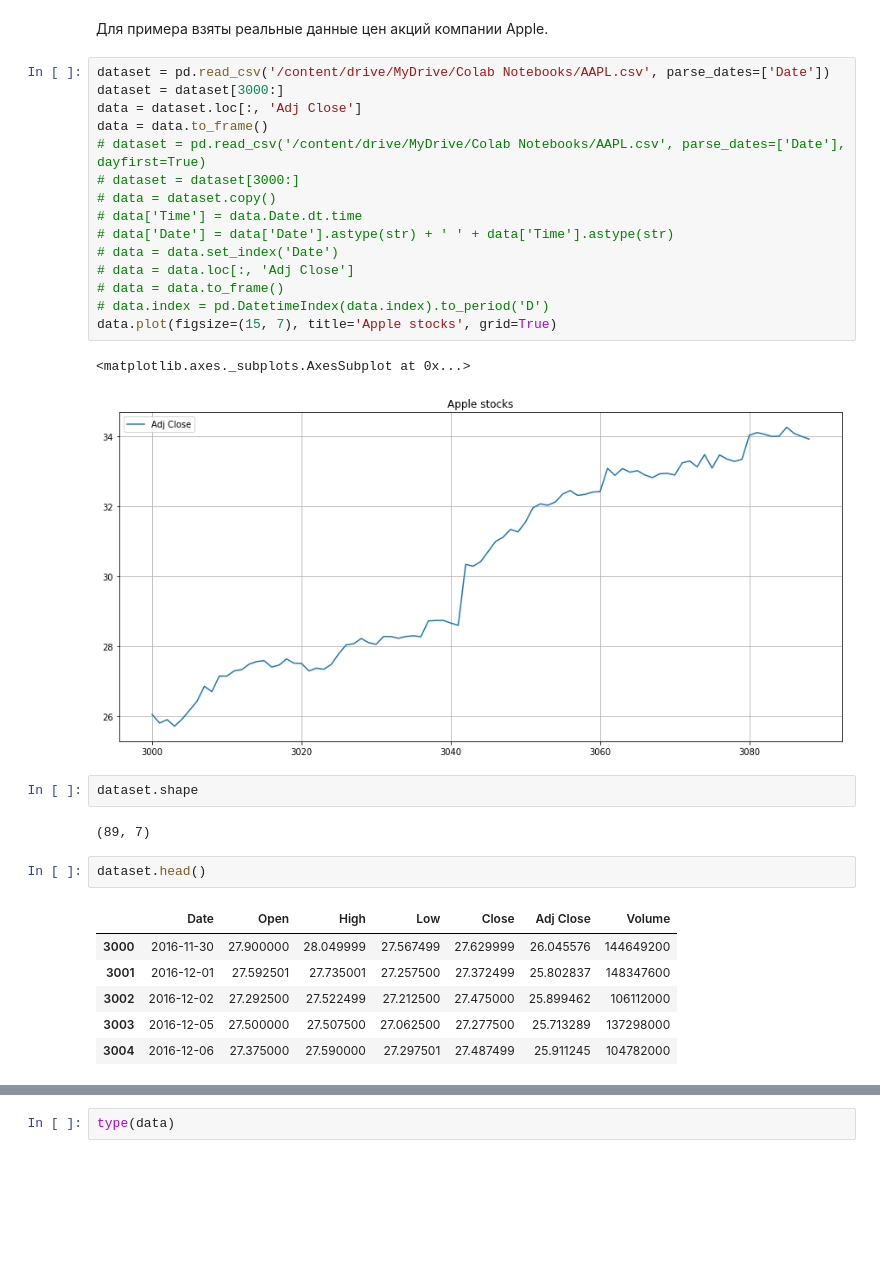
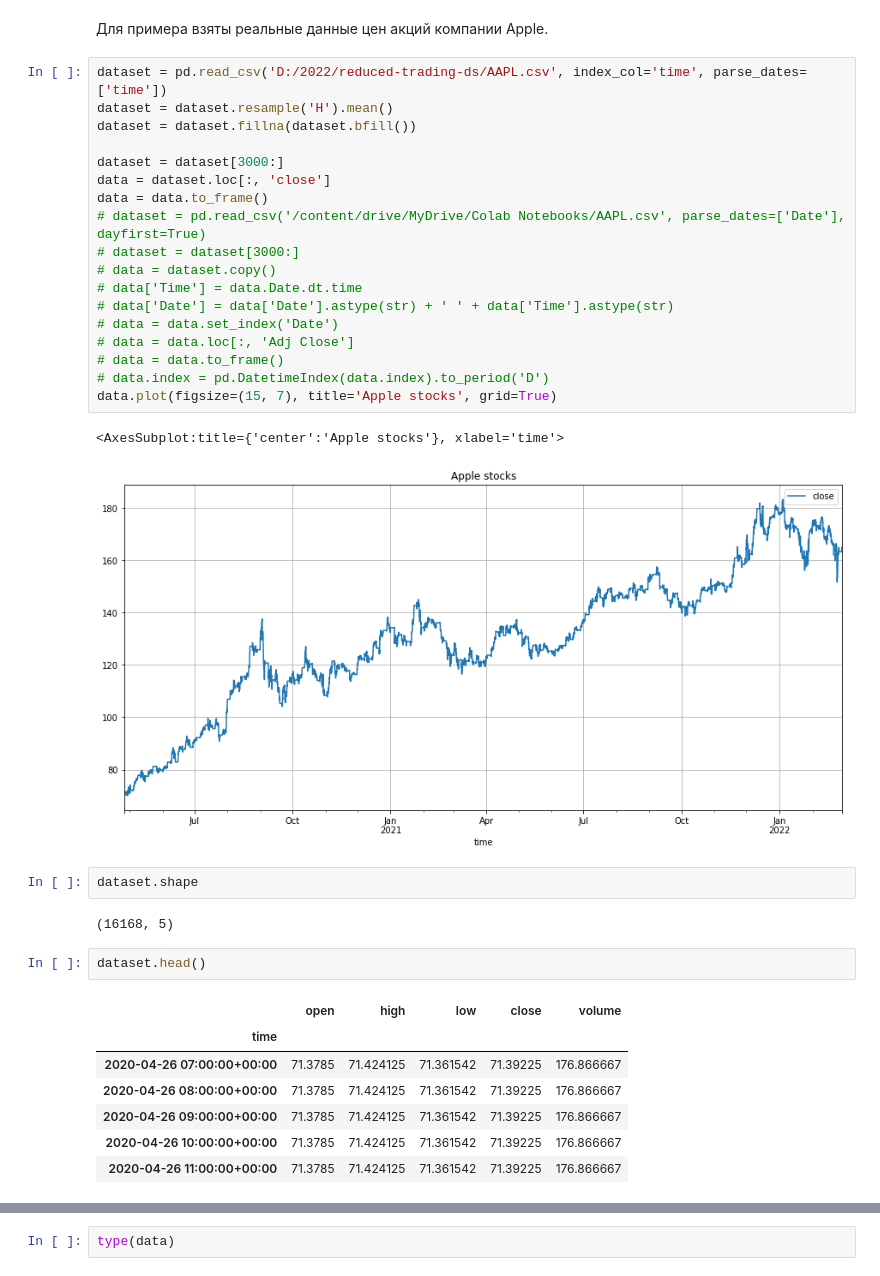
Before and after one commit to Azarius2472/BeRichBot, a Jupyter notebook: models/ARIMA/ARIMA_demo.ipynb, the cells around one changed output, grey strips where cells are left out. Cells and saved outputs as stored; diff of their text form; blank space fills up the shorter version.

```diff
--- a/models/ARIMA/ARIMA_demo.ipynb
+++ b/models/ARIMA/ARIMA_demo.ipynb
@@ -78,36 +78,40 @@ def plotSARIMA(series, model, s, d, n_steps):
 # %% [markdown]
 Для примера взяты реальные данные цен акций компании Apple.
 # %%
-dataset = pd.read_csv('/content/drive/MyDrive/Colab Notebooks/AAPL.csv', parse_dates=['Date'])
+dataset = pd.read_csv('D:/2022/reduced-trading-ds/AAPL.csv', index_col='time', parse_dates=['time'])
+dataset = dataset.resample('H').mean()
+dataset = dataset.fillna(dataset.bfill())
+
 dataset = dataset[3000:]
-data = dataset.loc[:, 'Adj Close']
+data = dataset.loc[:, 'close']
 data = data.to_frame()
 # dataset = pd.read_csv('/content/drive/MyDrive/Colab Notebooks/AAPL.csv', parse_dates=['Date'], dayfirst=True)
 # dataset = dataset[3000:]
 # data = dataset.copy()
 # data['Time'] = data.Date.dt.time
 # data['Date'] = data['Date'].astype(str) + ' ' + data['Time'].astype(str)
 # data = data.set_index('Date')
 # data = data.loc[:, 'Adj Close']
 # data = data.to_frame()
 # data.index = pd.DatetimeIndex(data.index).to_period('D')
 data.plot(figsize=(15, 7), title='Apple stocks', grid=True)
 # %% [output]
-<matplotlib.axes._subplots.AxesSubplot at 0x...>
+<AxesSubplot:title={'center':'Apple stocks'}, xlabel='time'>
-[figure, old version]
+[figure, new version]
 # %%
 dataset.shape
 # %% [output]
-(89, 7)
+(16168, 5)
 # %%
 dataset.head()
 # %% [output]
-|  | Date | Open | High | Low | Close | Adj Close | Volume |
-| 3000 | 2016-11-30 | 27.900000 | 28.049999 | 27.567499 | 27.629999 | 26.045576 | 144649200 |
-| 3001 | 2016-12-01 | 27.592501 | 27.735001 | 27.257500 | 27.372499 | 25.802837 | 148347600 |
-| 3002 | 2016-12-02 | 27.292500 | 27.522499 | 27.212500 | 27.475000 | 25.899462 | 106112000 |
-| 3003 | 2016-12-05 | 27.500000 | 27.507500 | 27.062500 | 27.277500 | 25.713289 | 137298000 |
-| 3004 | 2016-12-06 | 27.375000 | 27.590000 | 27.297501 | 27.487499 | 25.911245 | 104782000 |
+|  | open | high | low | close | volume |
+| time |  |  |  |  |  |
+| 2020-04-26 07:00:00+00:00 | 71.3785 | 71.424125 | 71.361542 | 71.39225 | 176.866667 |
+| 2020-04-26 08:00:00+00:00 | 71.3785 | 71.424125 | 71.361542 | 71.39225 | 176.866667 |
+| 2020-04-26 09:00:00+00:00 | 71.3785 | 71.424125 | 71.361542 | 71.39225 | 176.866667 |
+| 2020-04-26 10:00:00+00:00 | 71.3785 | 71.424125 | 71.361542 | 71.39225 | 176.866667 |
+| 2020-04-26 11:00:00+00:00 | 71.3785 | 71.424125 | 71.361542 | 71.39225 | 176.866667 |
 # %%
 data.tail()
 # %% [output]
```
Also changed, not shown: parts of 8 cells of this notebook, 5 other files.
